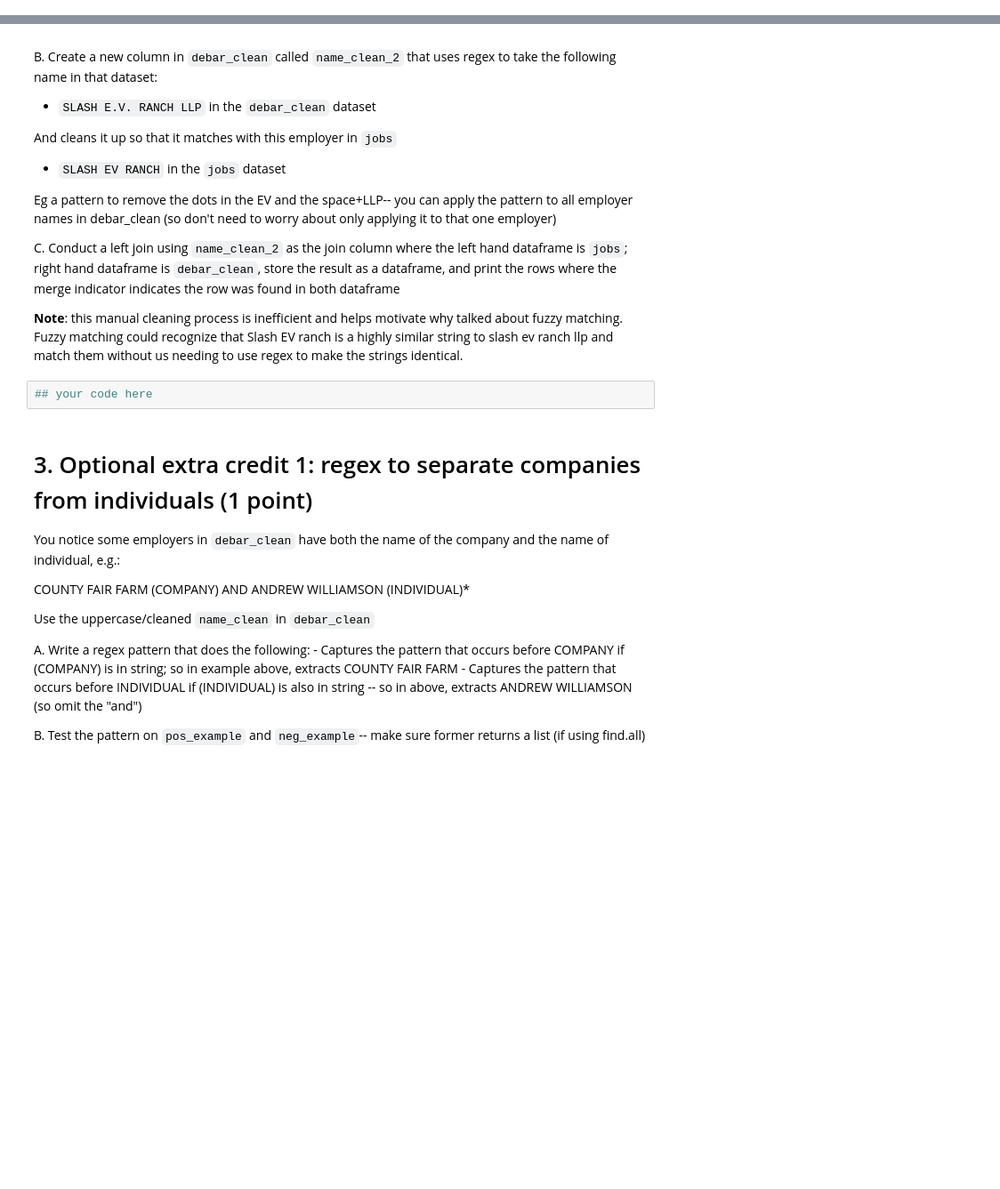
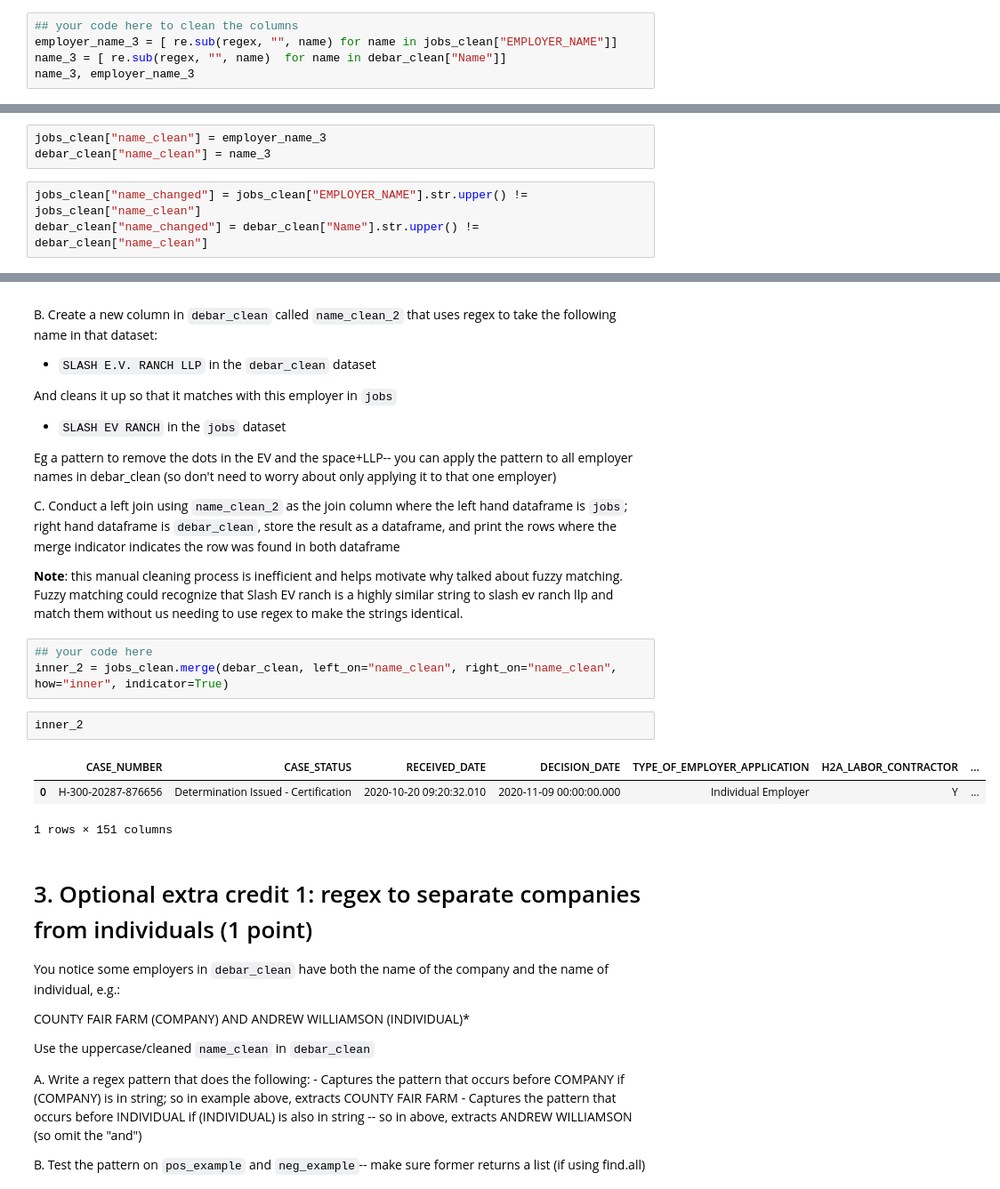
Before and after one commit to pwax1120/QSS20_S25, a Jupyter notebook: problemsets/pset2/pset2_blank.ipynb, the cells around one changed output, grey strips where cells are left out. Shown at 89% size. Drawn from its saved outputs; the diff is of its cells as text; blank space fills up the shorter version.

```diff
--- a/problemsets/pset2/pset2_blank.ipynb
+++ b/problemsets/pset2/pset2_blank.ipynb
@@ -279,0 +346,5 @@ Make sure to use the uppercase versions of the variables
+# %%
+## your code here to clean the columns
+employer_name_3 = [ re.sub(regex, "", name) for name in jobs_clean["EMPLOYER_NAME"]]
+name_3 = [ re.sub(regex, "", name)  for name in debar_clean["Name"]]
+name_3, employer_name_3
@@ -280,2 +369,8 @@ Make sure to use the uppercase versions of the variables
+# %%
+jobs_clean["name_clean"] = employer_name_3
+debar_clean["name_clean"] = name_3
+# %%
+jobs_clean["name_changed"] = jobs_clean["EMPLOYER_NAME"].str.upper() != jobs_clean["name_clean"]
+debar_clean["name_changed"] = debar_clean["Name"].str.upper() != debar_clean["name_clean"]
 # %%
 ## your code here to print the head
@@ -298,8 +416,15 @@ Eg a pattern to remove the dots in the EV and the space+LLP-- you can apply the
 C. Conduct a left join using `name_clean_2` as the join column where the left hand dataframe is `jobs`; right hand dataframe is `debar_clean`, store the result as a dataframe, and print the rows where the merge indicator indicates the row was found in both dataframe
 
 **Note**: this manual cleaning process is inefficient and helps motivate why talked about fuzzy matching. Fuzzy matching could recognize that Slash EV ranch is a highly similar string to slash ev ranch llp and match them without us needing to use regex to make the strings identical.
-# %%
-## your code here
+# %%
+## your code here
+inner_2 = jobs_clean.merge(debar_clean, left_on="name_clean", right_on="name_clean", how="inner", indicator=True)
+# %%
+inner_2
+# %% [output]
+|  | CASE_NUMBER | CASE_STATUS | RECEIVED_DATE | DECISION_DATE | TYPE_OF_EMPLOYER_APPLICATION | H2A_LABOR_CONTRACTOR | ... |
+| 0 | H-300-20287-876656 | Determination Issued - Certification | 2020-10-20 09:20:32.010 | 2020-11-09 00:00:00.000 | Individual Employer | Y | ... |
+1 rows × 151 columns
 # %% [markdown]
 # 3. Optional extra credit 1: regex to separate companies from individuals (1 point)
 
```
Also changed, not shown: parts of 11 cells of this notebook, 1 other file.
